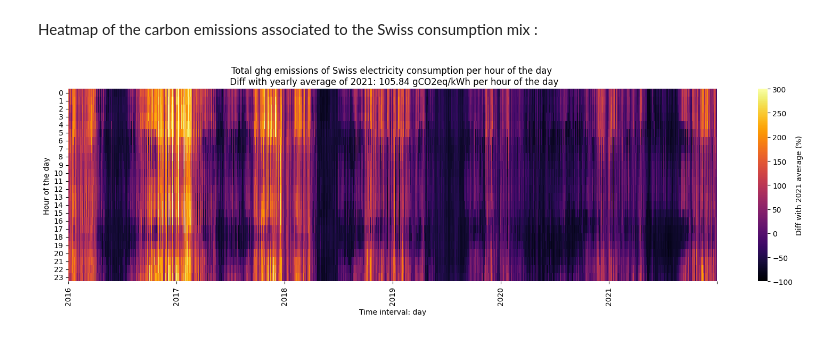
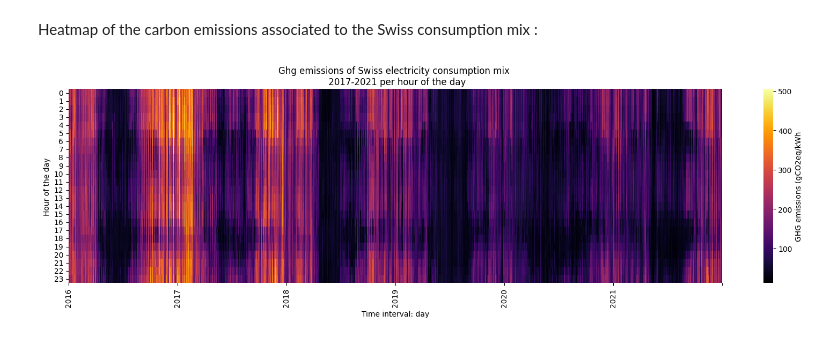
Before and after one commit to LESBAT-HEIG-VD/EcoDynElec, a Jupyter notebook: examples/swiss_mix_analysis.ipynb, the cells around one changed output. Drawn from its saved outputs; the diff is of its cells as text; code cells hidden in the pictures.

```diff
--- a/examples/swiss_mix_analysis.ipynb
+++ b/examples/swiss_mix_analysis.ipynb
@@ -74,7 +78,7 @@ If the files for the years of interest have already been generated, they can be
 # %%
 from examples.mix_analysis.analysis_functions import load_data
 
-raws, mixs, impacts = load_data(my_config, years, savedir="../examples/mix_analysis/results/")
+#raws, mixs, impacts = load_data(my_config, years, savedir="../examples/mix_analysis/results/")
 # %% [markdown]
 ### 0.3 Pre-processing the data
 Here we reformat the data to make it easier to manipulate and plot
@@ -416,18 +405,18 @@ Heatmap of the carbon emissions associated to the Swiss consumption mix :
 # %%
 fig, ax = plt.subplots(1, 1, figsize=(16, 5))
 # Heatmap import
 data = electricity_impact['df'][['sum']].copy()
 val_mean = data['sum'].loc['2021-01-01':'2021-12-31'].mean()
-data = (data - val_mean) / val_mean * 100
+#data = (data - val_mean) / val_mean * 100
 val_min = -100
 val_max = 300
+val_min = data.min().min()
+val_max = data.max().max()
 series = data['sum']
 xlabels = list(series.resample('Y').mean().index.map(lambda x: x.year).values)
 plot_hourly_heatmap(data, 'sum', xlabels,
-                    'Total ghg emissions of Swiss electricity consumption per hour of the day \n Diff with yearly average of 2021: ' + str(
-                        round(val_mean, 2)) + ' gCO2eq/kWh', 'Diff with 2021 average (%)', val_min=val_min,
+                    'Ghg emissions of Swiss electricity consumption mix \n 2017-2021', 'GHG emissions (gCO2eq/kWh', val_min=val_min,
                     val_max=val_max, fig=fig, ax=ax, cmap='inferno')
-
 fig.tight_layout()
 # %% [output]
-[figure, old version]
+[figure, new version]
```
Also changed, not shown: parts of 13 cells of this notebook, 3 other files.
